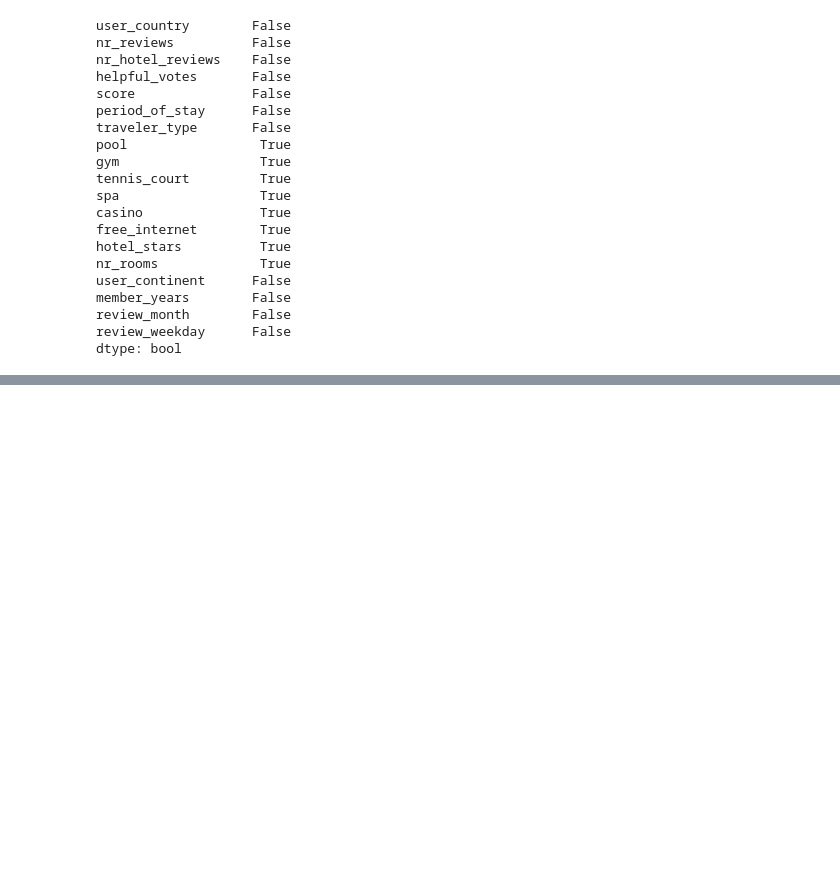
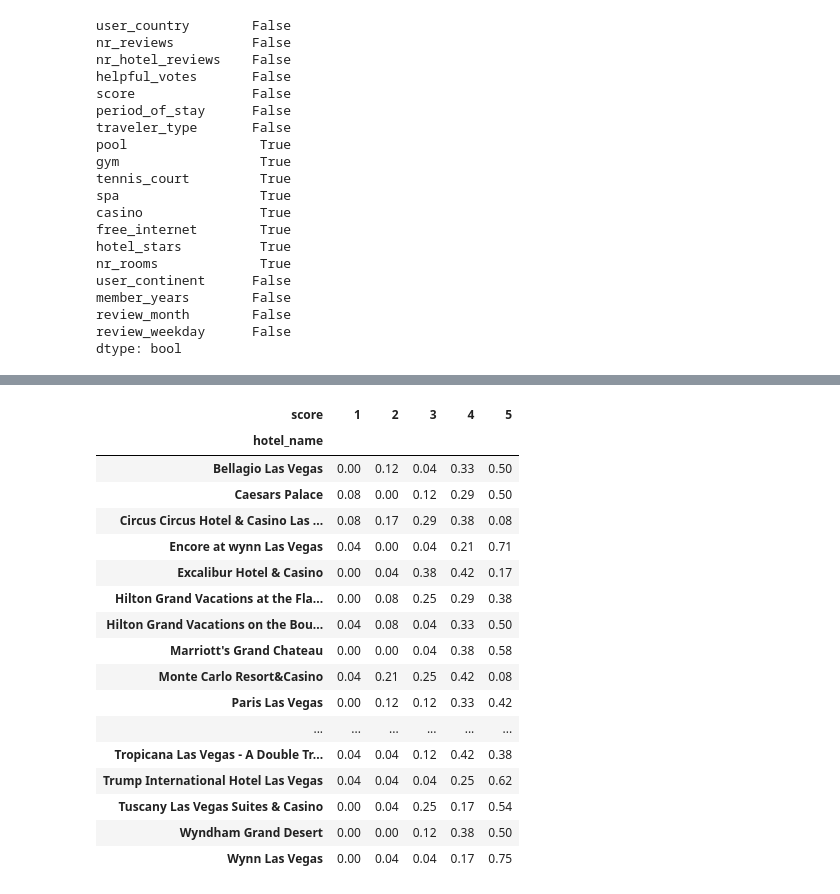
Before and after one commit to scottstossel/python-practice, a Jupyter notebook: PandasAggregations.ipynb, the cells around one changed output, grey strips where cells are left out. Saved outputs shown, nothing was run; the diff lists cells and outputs as text; code cells hidden in the pictures; blank space fills up the shorter version.

```diff
--- a/PandasAggregations.ipynb
+++ b/PandasAggregations.ipynb
@@ -378,0 +438,3 @@ hotel_df.to_csv('hotels.csv')
+# %%
+def score_detail(group):
+    return group.score.value_counts(normalize=True)
@@ -378,0 +451,21 @@ hotel_df.to_csv('hotels.csv')
+# %%
+by_hotel.apply(score_detail).unstack().fillna(0)
+# %% [output]
+| score | 1 | 2 | 3 | 4 | 5 |
+| hotel_name |  |  |  |  |  |
+| Bellagio Las Vegas | 0.00 | 0.12 | 0.04 | 0.33 | 0.50 |
+| Caesars Palace | 0.08 | 0.00 | 0.12 | 0.29 | 0.50 |
+| Circus Circus Hotel & Casino Las ... | 0.08 | 0.17 | 0.29 | 0.38 | 0.08 |
+| Encore at wynn Las Vegas | 0.04 | 0.00 | 0.04 | 0.21 | 0.71 |
+| Excalibur Hotel & Casino | 0.00 | 0.04 | 0.38 | 0.42 | 0.17 |
+| Hilton Grand Vacations at the Fla... | 0.00 | 0.08 | 0.25 | 0.29 | 0.38 |
+| Hilton Grand Vacations on the Bou... | 0.04 | 0.08 | 0.04 | 0.33 | 0.50 |
+| Marriott's Grand Chateau | 0.00 | 0.00 | 0.04 | 0.38 | 0.58 |
+| Monte Carlo Resort&Casino | 0.04 | 0.21 | 0.25 | 0.42 | 0.08 |
+| Paris Las Vegas | 0.00 | 0.12 | 0.12 | 0.33 | 0.42 |
+| ... | ... | ... | ... | ... | ... |
+| Tropicana Las Vegas - A Double Tr... | 0.04 | 0.04 | 0.12 | 0.42 | 0.38 |
+| Trump International Hotel Las Vegas | 0.04 | 0.04 | 0.04 | 0.25 | 0.62 |
+| Tuscany Las Vegas Suites & Casino | 0.00 | 0.04 | 0.25 | 0.17 | 0.54 |
+| Wyndham Grand Desert | 0.00 | 0.00 | 0.12 | 0.38 | 0.50 |
+| Wynn Las Vegas | 0.00 | 0.04 | 0.04 | 0.17 | 0.75 |
```
Also changed, not shown: parts of 17 cells of this notebook.
